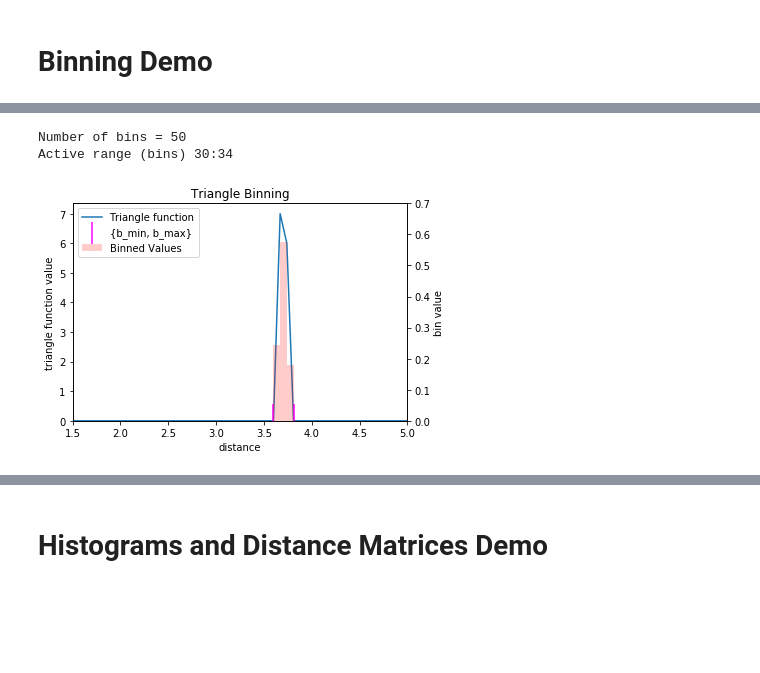
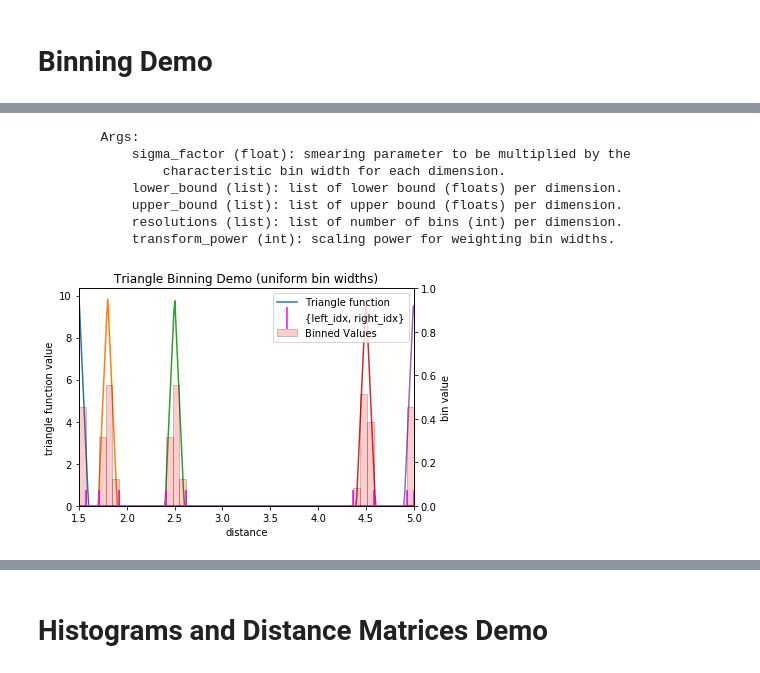
Before and after one commit to uf3/uf3, a Jupyter notebook: examples/linearqmml_workflow.ipynb, the cells around one changed output, grey strips where cells are left out. Saved outputs shown, nothing was run; the diff lists cells and outputs as text; code cells hidden in the pictures; blank space fills up the shorter version.

Commit message:
Add support for bin weighting with power scale (e.g. -1 for inverse distance).

```diff
--- a/examples/linearqmml_workflow.ipynb
+++ b/examples/linearqmml_workflow.ipynb
@@ -141,55 +169,64 @@ plt.show()
+# %%
+mu_list = [1.5, 1.8, 2.5, 4.5, 5]
 # %%
 n_bins = 50
 r_min = 1.5
 r_max = 5.0
 
 sigma_test = 0.1  # width (radius) of broadening
-bin_width = (r_max - r_min) / n_bins
-
-sigma_factor = sigma_test/bin_width
-
-rsh = RealspaceHandler(sigma_factor=sigma_factor,
-                       lower_bound=[r_min],
-                       upper_bound=[r_max],
-                       resolutions=[n_bins])
+characteristic_bin_width = (r_max - r_min) / n_bins
+sigma_factor = sigma_test/characteristic_bin_width
+# %%
+power = 1
+handler_r = RealspaceHandler(sigma_factor=sigma_factor,
+                             lower_bound=[r_min],
+                             upper_bound=[r_max],
+                             resolutions=[n_bins],
+                             transform_power=power)
+print(RealspaceHandler.__init__.__doc__)
+# %% [output]
+        Args:
+            sigma_factor (float): smearing parameter to be multiplied by the
+                characteristic bin width for each dimension.
+            lower_bound (list): list of lower bound (floats) per dimension.
+            upper_bound (list): list of upper bound (floats) per dimension.
+            resolutions (list): list of number of bins (int) per dimension.
+            transform_power (int): scaling power for weighting bin widths.
 # %%
-mu_test = 3.7  # center of test distribution
+bin_edges = np.array(handler_r.bin_edges[0])
+bin_widths = (bin_edges[1:] - bin_edges[:-1]) * 1
+x_plot = np.linspace(0, 10, 1000)
 
-delta = sigma_test
-b_min = np.floor((mu_test - delta - r_min) / bin_width).astype(int)
-b_max = np.ceil((mu_test + delta - r_min) / bin_width).astype(int) + 1
-b_min = max(0, b_min)
-b_max = min(n_bins+1, b_max)
-# min and max indices of bin_edges to consider, based on distance delta
-# for triangle function, this is trivially equal to sigma
-bin_values = rsh.smear(mu_test, sigma_test, bin_width, r_min, b_min, b_max)
-
-bin_edges = np.arange(-5,n_bins+5)/n_bins*(r_max-r_min)+r_min
-print('Number of bins =', n_bins)
-print('Active range (bins) {}:{}'.format(b_min, b_max))
 fig, ax = plt.subplots(figsize=(6,4))
 ax2 = ax.twinx()
-ax.set_title('Triangle Binning'.format(n_test))
-ax.plot(bin_edges, triangle_pdf(bin_edges, mu_test, sigma_test),
-        label='Triangle function')
-ax2.scatter([r_min + bin_width * b_min, r_min + bin_width * (b_max-1)],
-            [0.02,0.02],
+ax.set_title('Triangle Binning Demo (uniform bin widths)'.format(n_test))
+
+for mu_test in mu_list:
+    ax.plot(x_plot, triangle_pdf(x_plot, mu_test, sigma_test))
+
+    bin_values, left_idx, right_idx = handler_r.smear_nd([mu_test])
+    ax2.scatter([bin_edges[left_idx], bin_edges[right_idx]],
+                [0.02,0.02],
+                c='magenta', marker='|', s=500)
+    ax2.bar(bin_edges[left_idx:right_idx], bin_values,
+            edgecolor='black', linewidth=1,
+            width=bin_widths[left_idx:right_idx], color='red', alpha=0.2,
+            align='edge')
+ax2.scatter([], [],
             c='magenta', marker='|', s=500,
-            label='{b_min, b_max}')
+            label='{left_idx, right_idx}')
+ax2.bar([-5], [1], color='red', alpha=0.2,
+        edgecolor='black', linewidth=1,
+        align='edge', label='Binned Values')
 ax2.plot([], [], label='Triangle function')
-ax2.bar(np.arange(b_min, b_max) * bin_width + r_min, bin_values,
-        width=0.07, color='red', alpha=0.2,
-        align='edge', label='Binned Values')
 ax.set_xlabel('distance')
 ax.set_ylabel('triangle function value')
 ax2.set_ylabel('bin value')
 ax.set_xlim(r_min, r_max)
 ax2.set_xlim(r_min, r_max)
 ax.set_ylim(0, ax.get_ylim()[1])
-ax2.set_ylim(0, 0.7)
+ax2.set_ylim(0, 1)
 ax2.legend()
 plt.show()
 # %% [output]
-Number of bins = 50
-Active range (bins) 30:34
-[figure, old version]
+[figure, new version]
```
Also changed, not shown: parts of 15 cells of this notebook, 1 other file.
